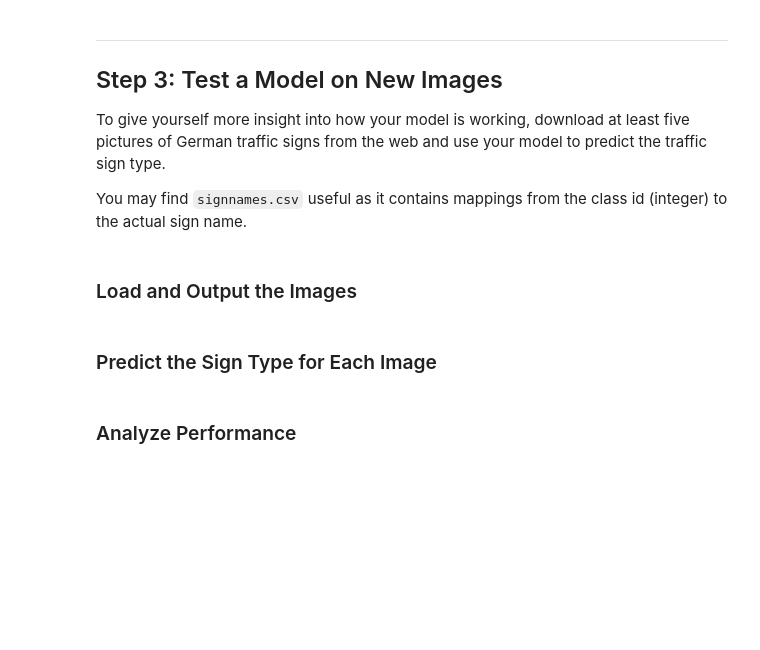
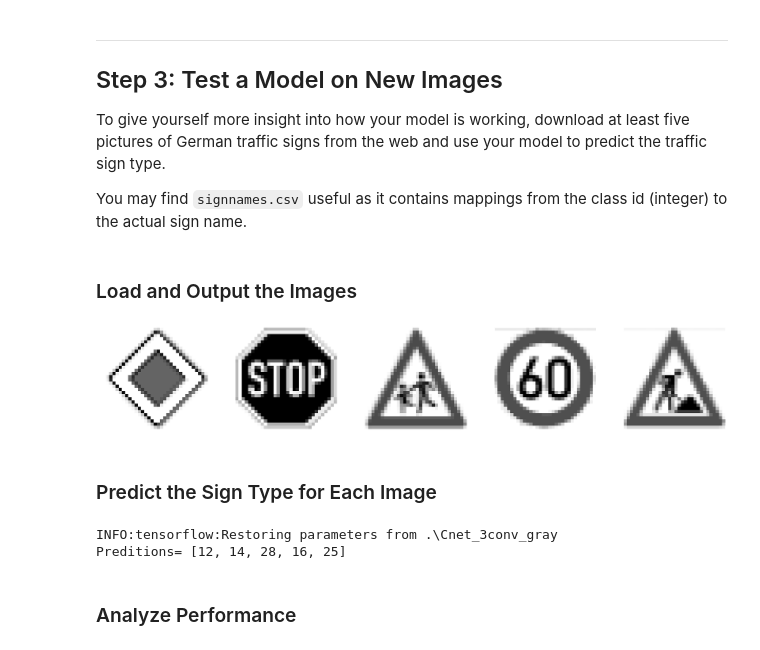
Before and after one commit to juandarr/German-traffic-sign-classifier, a Jupyter notebook: Traffic_Sign_Classifier.ipynb, the cells around one changed output. Cells and saved outputs as stored; diff of their text form; code cells hidden in the pictures; blank space fills up the shorter version.

```diff
--- a/Traffic_Sign_Classifier.ipynb
+++ b/Traffic_Sign_Classifier.ipynb
@@ -631,7 +647,7 @@ def CNet(x):
     # DOne: Layer 5: Fully Connected. Input = 150. Output = 43.
     logits = tf.add(tf.matmul(fc2, weights['out']), biases['out'])
 
-    return logits
+    return logits, conv1, conv2, conv3
 # %% [markdown]
 ### Train, Validate and Test the Model
 # %% [markdown]
@@ -662,7 +678,7 @@ Create a training pipeline that uses the model to classify MNIST data.
 rate = 0.001
 #0.001
 
-logits = CNet(x)
+logits, conv1, conv2, conv3= CNet(x)
 cross_entropy = tf.nn.softmax_cross_entropy_with_logits(labels=one_hot_y, logits=logits)
 loss_operation = tf.reduce_mean(cross_entropy)
 optimizer = tf.train.AdamOptimizer(learning_rate = rate)
@@ -720,6 +736,6 @@ with tf.Session() as sess:
         print("Validation Accuracy = {:.3f}".format(validation_accuracy))
         print()
 
-    saver.save(sess, './Cnet')
+    saver.save(sess, './Cnet_3conv_gray')
     print("Model saved")
     sess.close()
@@ -788,33 +771,54 @@ def get_square(image,square_size):
+# %%
+import cv2
+
+IMAGE_SIZE = 32
+
+def resize_images(X_img_file_paths):
+    X_data = []
+
+    # Each image is resized individually as different image may be of different size.
+    for index, file_path in enumerate(X_img_file_paths):
+        img = mpimg.imread(file_path)[:, :, :3] # Do not read alpha channel.
+        resized_img = cv2.resize(img, (IMAGE_SIZE,IMAGE_SIZE),interpolation=cv2.INTER_AREA)
+        X_data.append(resized_img)
+
+    X_data = np.array(X_data, dtype = np.float32) # Convert to numpy
+    return X_data
 # %%
 import matplotlib.image as mpimg
 import glob
 
 
 
 ### Load the images and plot them here.
 ### Feel free to use as many code cells as needed.
-images = glob.glob('test_images/000**.ppm')
+images = sorted(glob.glob('test_images/0*.png'))
+im_array =resize_images(images)
 
-rows = 2
-cols = 6
-fig, ax = plt.subplots(rows,cols, sharex ='col', sharey='row', figsize=(20,5))
+rows = 1
+cols = 5
+fig, ax = plt.subplots(rows,cols, sharex ='col', sharey='row', figsize=(30,5))
 
 n = 0
 ext_test = []
 for i in range(rows):
     for j in range(cols):
-        img = mpimg.imread(images[n])
+
+        img = im_array[n]*255
         # Converting RGB images to GRAY scale
         img = img.mean(axis=-1,keepdims=0)
-        img = get_square(img,32)
+        img = (img - 128)/128.0
+
         n += 1
-        ax[i,j].imshow(img, cmap='gray')
-        ax[i,j].axis('off')  # clear x- and y-axes
-        img = (img - 128)/128
+        ax[j].imshow(img, cmap='gray')
+        ax[j].axis('off')  # clear x- and y-axes
+
         img = img[:,:,np.newaxis]
         ext_test.append(img)
 plt.show()
 ext_test = np.array(ext_test)
+# %% [output]
+[figure, added]
 # %% [markdown]
 ### Predict the Sign Type for Each Image
 # %%
@@ -828,15 +833,19 @@ def predict(X_data, Y_data):
 ### Run the predictions here and use the model to output the prediction for each image.
 ### Make sure to pre-process the images with the same pre-processing pipeline used earlier.
 ### Feel free to use as many code cells as needed.
-y_images = np.array([7,3,35,3,3,33,7,14,28,35,5,2])
+y_images = np.array([12,14,28,3,25])
 
-keep_prob = 1
+keep_prob1 = 1
+keep_prob2 = 1
 
 with tf.Session() as sess:
     saver.restore(sess, tf.train.latest_checkpoint('.'))
     predictions = predict(ext_test, y_images)
     print("Preditions= {}".format(list(predictions)))
     sess.close()
+# %% [output]
+INFO:tensorflow:Restoring parameters from .\Cnet_3conv_gray
+Preditions= [12, 14, 28, 16, 25]
 # %% [markdown]
 ### Analyze Performance
 # %%
```
Also changed, not shown: parts of 20 cells of this notebook, 29 other files.
